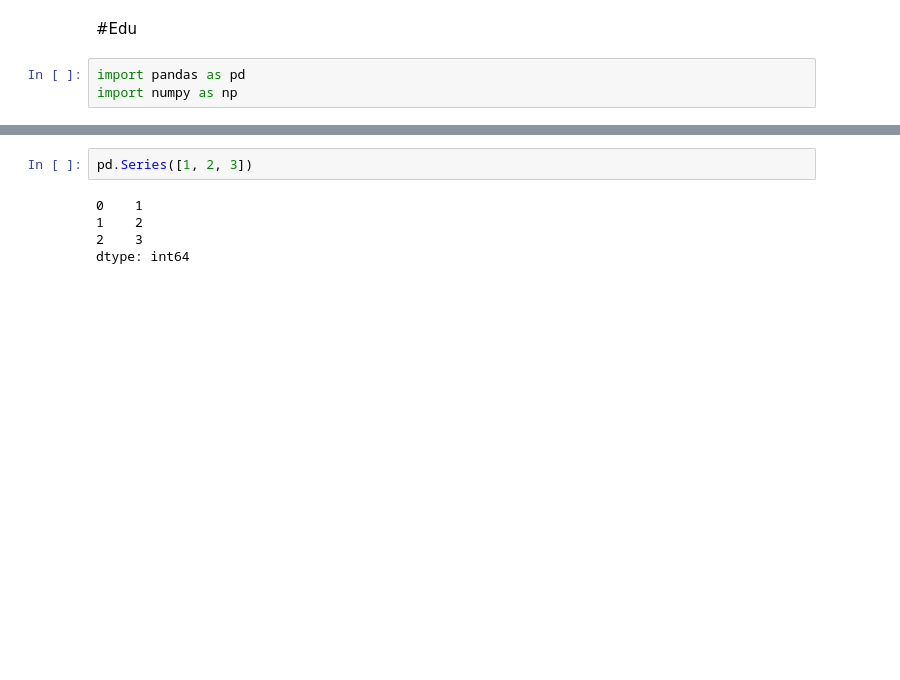
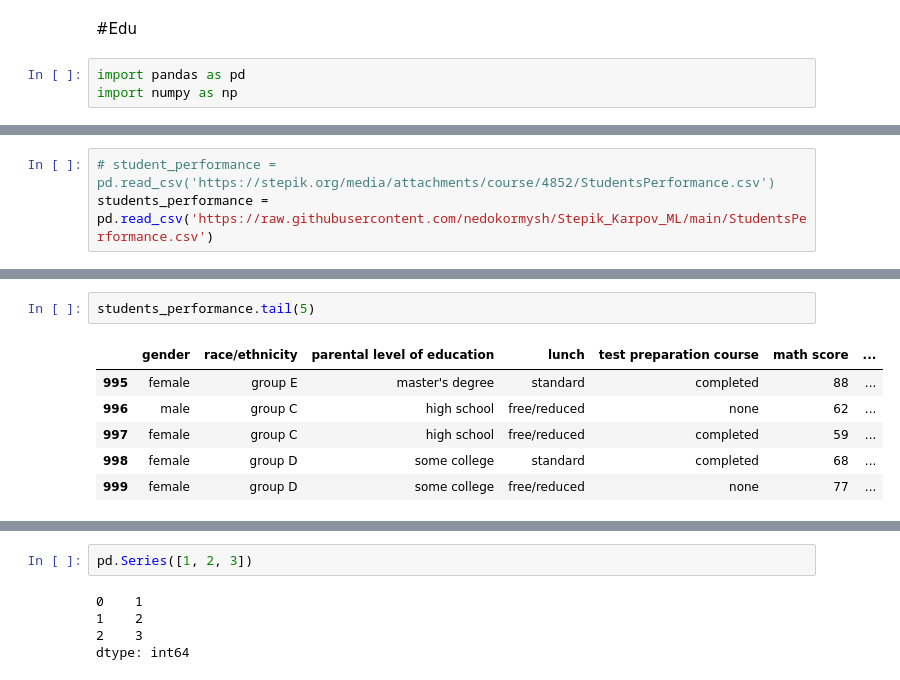
Before and after one commit to nedokormysh/Stepik_Karpov_ML, a Jupyter notebook: Stepik_pandas_dataframes.ipynb, the cells around one changed output, grey strips where cells are left out. Cells and saved outputs as stored; diff of their text form; blank space fills up the shorter version.

```diff
--- a/Stepik_pandas_dataframes.ipynb
+++ b/Stepik_pandas_dataframes.ipynb
@@ -122,0 +8,3 @@ pandas.core.series.Series
+# %%
+# student_performance = pd.read_csv('https://stepik.org/media/attachments/course/4852/StudentsPerformance.csv')
+students_performance = pd.read_csv('https://raw.githubusercontent.com/nedokormysh/Stepik_Karpov_ML/main/StudentsPerformance.csv')
@@ -122,0 +21,9 @@ pandas.core.series.Series
+# %%
+students_performance.tail(5)
+# %% [output]
+|  | gender | race/ethnicity | parental level of education | lunch | test preparation course | math score | ... |
+| 995 | female | group E | master's degree | standard | completed | 88 | ... |
+| 996 | male | group C | high school | free/reduced | none | 62 | ... |
+| 997 | female | group C | high school | free/reduced | completed | 59 | ... |
+| 998 | female | group D | some college | standard | completed | 68 | ... |
+| 999 | female | group D | some college | free/reduced | none | 77 | ... |
```
Also changed, not shown: parts of 63 cells of this notebook.
